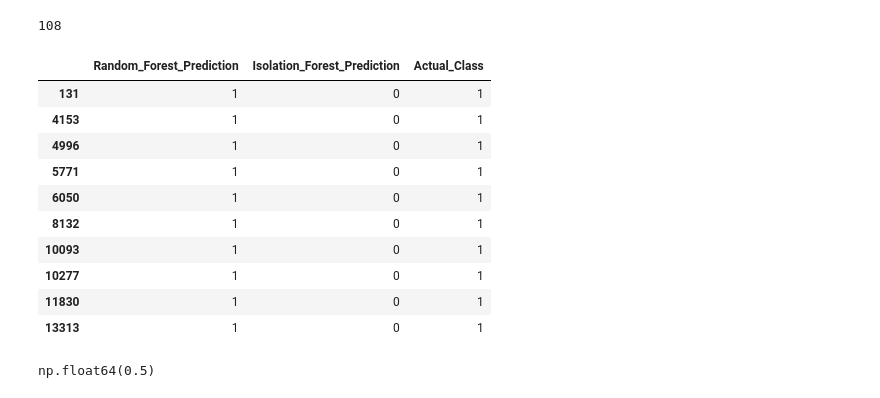
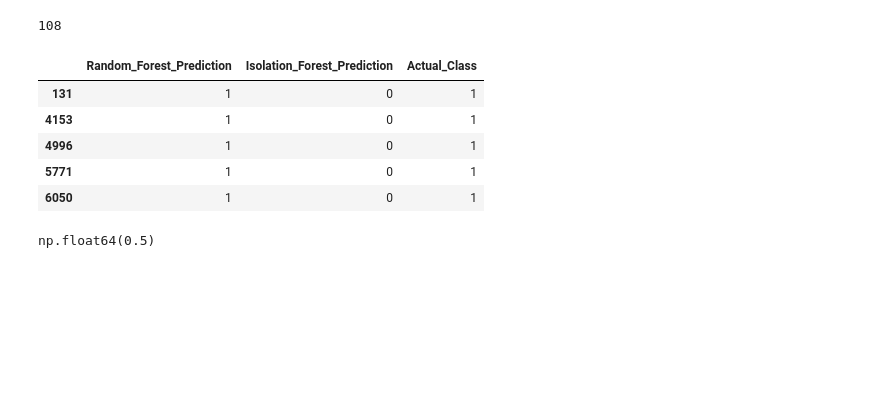
Before and after one commit to Daazee/fraud-detection-models, a Jupyter notebook: notebooks/ibm_bank_trans_05_complementarity_analysis.ipynb, the cells around one changed output. Drawn from its saved outputs; the diff is of its cells as text; code cells hidden in the pictures; blank space fills up the shorter version.

```diff
--- a/notebooks/ibm_bank_trans_05_complementarity_analysis.ipynb
+++ b/notebooks/ibm_bank_trans_05_complementarity_analysis.ipynb
@@ -62,7 +62,7 @@ Pipeline(steps=[('smote', SMOTE(random_state=42)),
                 ('model', RandomForestClassifier(n_jobs=-1, random_state=42))])
 # %%
 # train isolation forest
-CONTAMINATION = 0.0013  # observed fraud rate of 0.13%
+CONTAMINATION = 0.001331  # observed fraud rate of 0.1331% from the training data (i.e., 0.001331)
 iso_model = IsolationForest(contamination=CONTAMINATION, random_state=42, n_jobs=-1)
 iso_model.fit(X_train)
 # %% [output]
@@ -117,19 +117,14 @@ print(len(iso_misses))
 # %% [output]
 108
 # %%
-iso_misses.head(10)
+iso_misses.head(5)
 # %% [output]
 |  | Random_Forest_Prediction | Isolation_Forest_Prediction | Actual_Class |
 | 131 | 1 | 0 | 1 |
 | 4153 | 1 | 0 | 1 |
 | 4996 | 1 | 0 | 1 |
 | 5771 | 1 | 0 | 1 |
 | 6050 | 1 | 0 | 1 |
-| 8132 | 1 | 0 | 1 |
-| 10093 | 1 | 0 | 1 |
-| 10277 | 1 | 0 | 1 |
-| 11830 | 1 | 0 | 1 |
-| 13313 | 1 | 0 | 1 |
 # %%
 # fraction of RF's misses that IF also flagged
 rf_misses['Isolation_Forest_Prediction'].mean()
```
Also changed, not shown: parts of 2 cells of this notebook, 3 other files.
